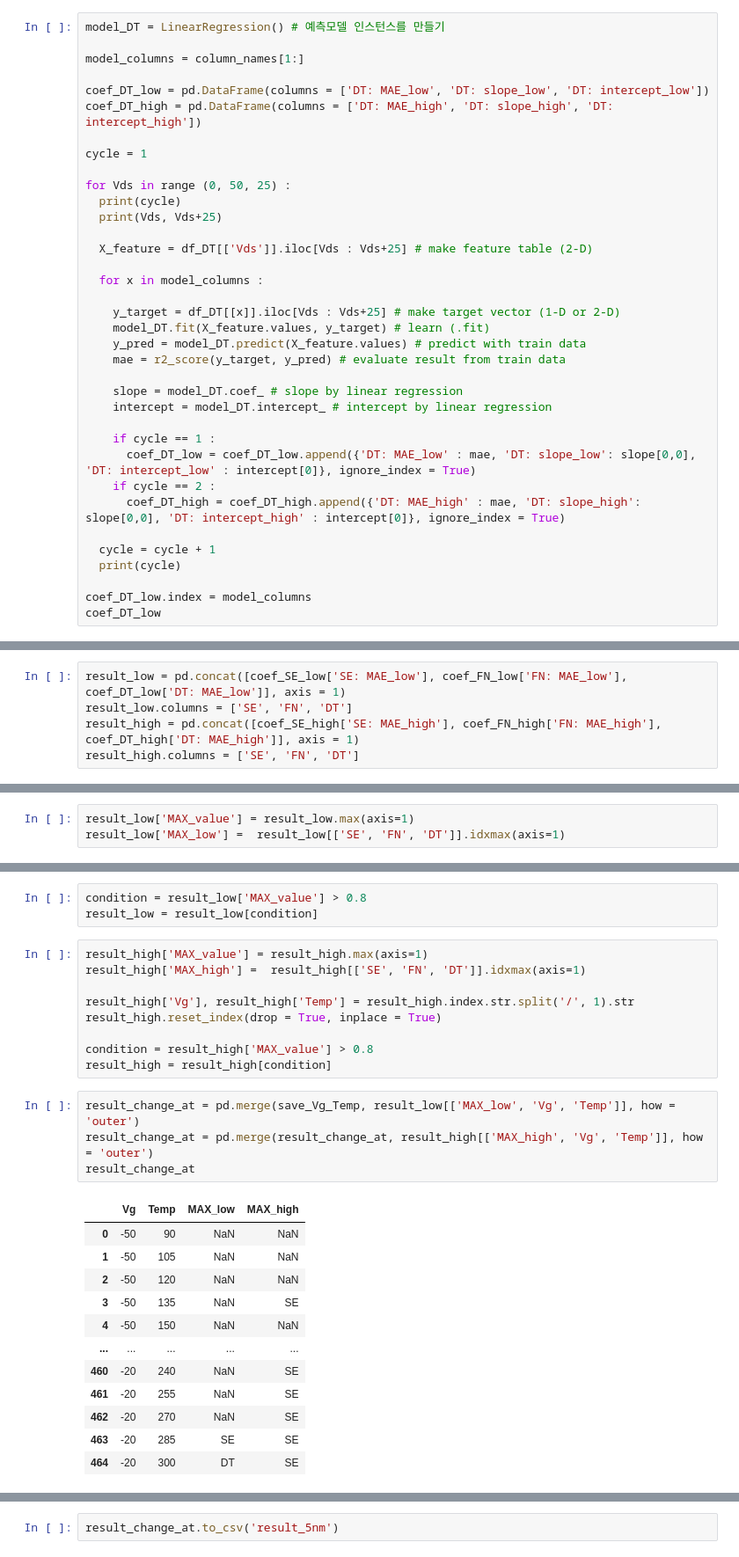
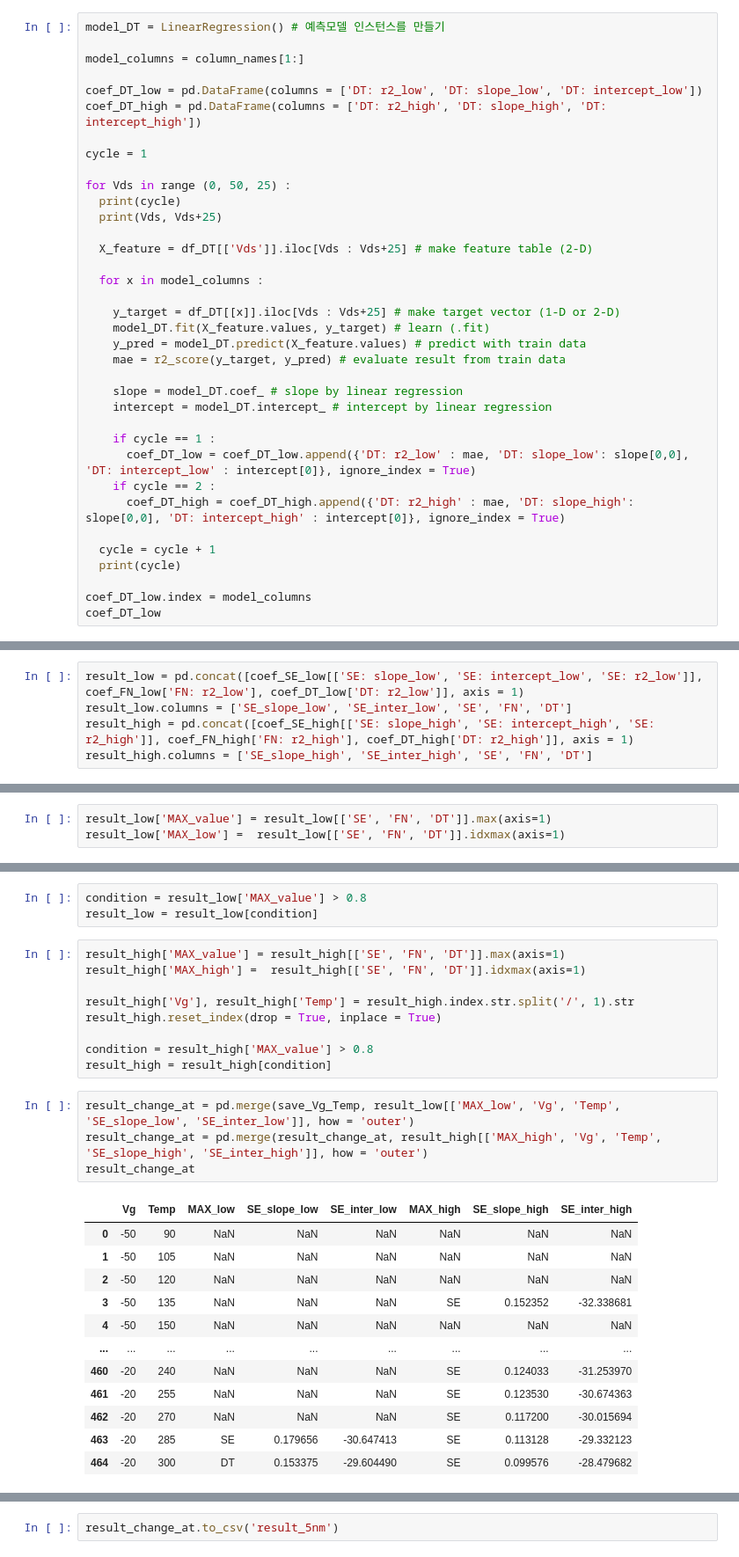
Before and after one commit to TimeKP/AI-study-contents, a Jupyter notebook: Section2_project_5nm.ipynb, the cells around one changed output, grey strips where cells are left out. Shown at 88% size. Drawn from its saved outputs; the diff is of its cells as text.

```diff
--- a/Section2_project_5nm.ipynb
+++ b/Section2_project_5nm.ipynb
@@ -259,8 +259,8 @@ model_DT = LinearRegression() # 예측모델 인스턴스를 만들기
 
 model_columns = column_names[1:]
 
-coef_DT_low = pd.DataFrame(columns = ['DT: MAE_low', 'DT: slope_low', 'DT: intercept_low'])
-coef_DT_high = pd.DataFrame(columns = ['DT: MAE_high', 'DT: slope_high', 'DT: intercept_high'])
+coef_DT_low = pd.DataFrame(columns = ['DT: r2_low', 'DT: slope_low', 'DT: intercept_low'])
+coef_DT_high = pd.DataFrame(columns = ['DT: r2_high', 'DT: slope_high', 'DT: intercept_high'])
 
 cycle = 1
 
@@ -281,9 +281,9 @@ for Vds in range (0, 50, 25) :
     intercept = model_DT.intercept_ # intercept by linear regression
 
     if cycle == 1 :
-      coef_DT_low = coef_DT_low.append({'DT: MAE_low' : mae, 'DT: slope_low': slope[0,0], 'DT: intercept_low' : intercept[0]}, ignore_index = True)
+      coef_DT_low = coef_DT_low.append({'DT: r2_low' : mae, 'DT: slope_low': slope[0,0], 'DT: intercept_low' : intercept[0]}, ignore_index = True)
     if cycle == 2 :
-      coef_DT_high = coef_DT_high.append({'DT: MAE_high' : mae, 'DT: slope_high': slope[0,0], 'DT: intercept_high' : intercept[0]}, ignore_index = True)
+      coef_DT_high = coef_DT_high.append({'DT: r2_high' : mae, 'DT: slope_high': slope[0,0], 'DT: intercept_high' : intercept[0]}, ignore_index = True)
 
   cycle = cycle + 1
   print(cycle)
@@ -328,7 +328,7 @@ coef_DT_high
 | -20/300 | 0.978312 | 0.650975 | -34.670586 |
 465 rows × 3 columns
 # %%
-result_low = pd.concat([coef_SE_low['SE: MAE_low'], coef_FN_low['FN: MAE_low'], coef_DT_low['DT: MAE_low']], axis = 1)
-result_low.columns = ['SE', 'FN', 'DT']
-result_high = pd.concat([coef_SE_high['SE: MAE_high'], coef_FN_high['FN: MAE_high'], coef_DT_high['DT: MAE_high']], axis = 1)
-result_high.columns = ['SE', 'FN', 'DT']
+result_low = pd.concat([coef_SE_low[['SE: slope_low', 'SE: intercept_low', 'SE: r2_low']], coef_FN_low['FN: r2_low'], coef_DT_low['DT: r2_low']], axis = 1)
+result_low.columns = ['SE_slope_low', 'SE_inter_low', 'SE', 'FN', 'DT']
+result_high = pd.concat([coef_SE_high[['SE: slope_high', 'SE: intercept_high', 'SE: r2_high']], coef_FN_high['FN: r2_high'], coef_DT_high['DT: r2_high']], axis = 1)
+result_high.columns = ['SE_slope_high', 'SE_inter_high', 'SE', 'FN', 'DT']
@@ -335,5 +344,5 @@ result_high.columns = ['SE', 'FN', 'DT']
 # %%
-result_low['MAX_value'] = result_low.max(axis=1)
+result_low['MAX_value'] = result_low[['SE', 'FN', 'DT']].max(axis=1)
 result_low['MAX_low'] =  result_low[['SE', 'FN', 'DT']].idxmax(axis=1)
 # %%
 result_low['Vg'], result_low['Temp'] = result_low.index.str.split('/', 1).str
@@ -346,7 +362,7 @@ result_low
 condition = result_low['MAX_value'] > 0.8
 result_low = result_low[condition]
 # %%
-result_high['MAX_value'] = result_high.max(axis=1)
+result_high['MAX_value'] = result_high[['SE', 'FN', 'DT']].max(axis=1)
 result_high['MAX_high'] =  result_high[['SE', 'FN', 'DT']].idxmax(axis=1)
 
 result_high['Vg'], result_high['Temp'] = result_high.index.str.split('/', 1).str
@@ -355,19 +371,19 @@ result_high.reset_index(drop = True, inplace = True)
 condition = result_high['MAX_value'] > 0.8
 result_high = result_high[condition]
 # %%
-result_change_at = pd.merge(save_Vg_Temp, result_low[['MAX_low', 'Vg', 'Temp']], how = 'outer')
-result_change_at = pd.merge(result_change_at, result_high[['MAX_high', 'Vg', 'Temp']], how = 'outer')
+result_change_at = pd.merge(save_Vg_Temp, result_low[['MAX_low', 'Vg', 'Temp', 'SE_slope_low', 'SE_inter_low']], how = 'outer')
+result_change_at = pd.merge(result_change_at, result_high[['MAX_high', 'Vg', 'Temp', 'SE_slope_high', 'SE_inter_high']], how = 'outer')
 result_change_at
 # %% [output]
-|  | Vg | Temp | MAX_low | MAX_high |
-| 0 | -50 | 90 | NaN | NaN |
-| 1 | -50 | 105 | NaN | NaN |
-| 2 | -50 | 120 | NaN | NaN |
-| 3 | -50 | 135 | NaN | SE |
-| 4 | -50 | 150 | NaN | NaN |
-| ... | ... | ... | ... | ... |
-| 460 | -20 | 240 | NaN | SE |
-| 461 | -20 | 255 | NaN | SE |
-| 462 | -20 | 270 | NaN | SE |
-| 463 | -20 | 285 | SE | SE |
-| 464 | -20 | 300 | DT | SE |
+|  | Vg | Temp | MAX_low | SE_slope_low | SE_inter_low | MAX_high | SE_slope_high | SE_inter_high |
+| 0 | -50 | 90 | NaN | NaN | NaN | NaN | NaN | NaN |
+| 1 | -50 | 105 | NaN | NaN | NaN | NaN | NaN | NaN |
+| 2 | -50 | 120 | NaN | NaN | NaN | NaN | NaN | NaN |
+| 3 | -50 | 135 | NaN | NaN | NaN | SE | 0.152352 | -32.338681 |
+| 4 | -50 | 150 | NaN | NaN | NaN | NaN | NaN | NaN |
+| ... | ... | ... | ... | ... | ... | ... | ... | ... |
+| 460 | -20 | 240 | NaN | NaN | NaN | SE | 0.124033 | -31.253970 |
+| 461 | -20 | 255 | NaN | NaN | NaN | SE | 0.123530 | -30.674363 |
+| 462 | -20 | 270 | NaN | NaN | NaN | SE | 0.117200 | -30.015694 |
+| 463 | -20 | 285 | SE | 0.179656 | -30.647413 | SE | 0.113128 | -29.332123 |
+| 464 | -20 | 300 | DT | 0.153375 | -29.604490 | SE | 0.099576 | -28.479682 |
```
Also changed, not shown: parts of 11 cells of this notebook.
